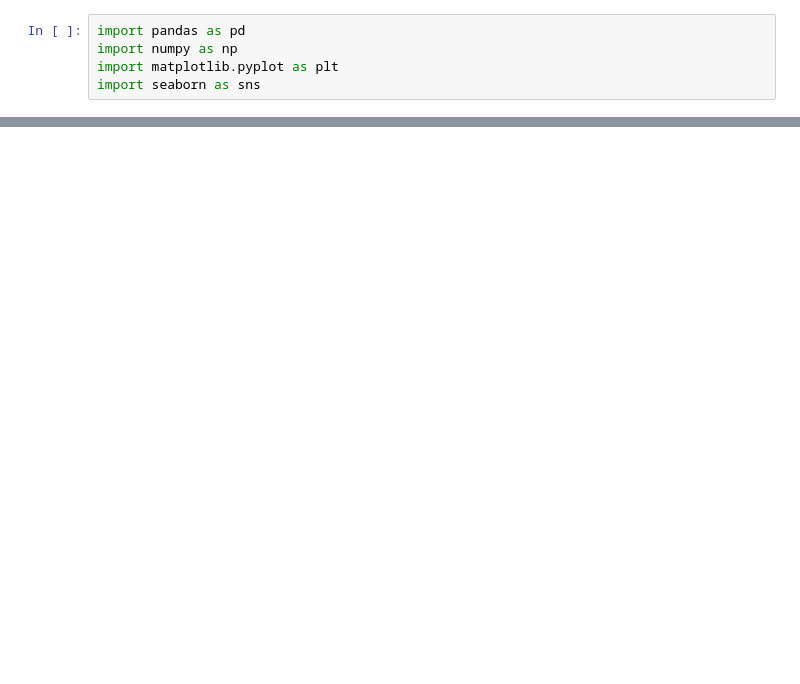
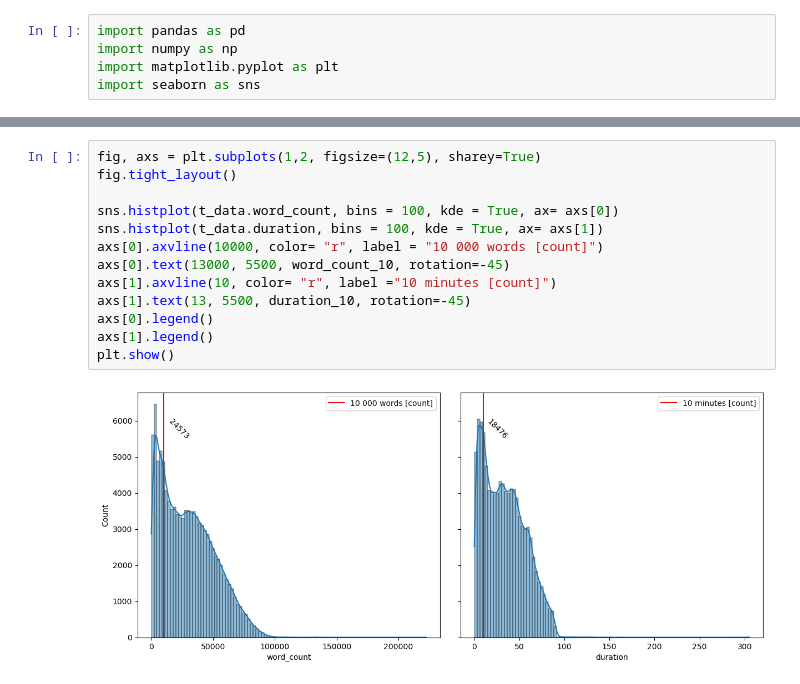
Before and after one commit to OskarMunck/Thesis, a Jupyter notebook: transcripts_EDA.ipynb, the cells around one changed output, grey strips where cells are left out. Saved outputs shown, nothing was run; the diff lists cells and outputs as text; blank space fills up the shorter version.

```diff
--- a/transcripts_EDA.ipynb
+++ b/transcripts_EDA.ipynb
@@ -35 +45,16 @@ plt.show()
+# %%
+fig, axs = plt.subplots(1,2, figsize=(12,5), sharey=True)
+fig.tight_layout()
+
+sns.histplot(t_data.word_count, bins = 100, kde = True, ax= axs[0])
+sns.histplot(t_data.duration, bins = 100, kde = True, ax= axs[1])
+axs[0].axvline(10000, color= "r", label = "10 000 words [count]")
+axs[0].text(13000, 5500, word_count_10, rotation=-45)
+axs[1].axvline(10, color= "r", label ="10 minutes [count]")
+axs[1].text(13, 5500, duration_10, rotation=-45)
+axs[0].legend()
+axs[1].legend()
+plt.show()
+# %% [output]
+[figure, added]
 # %%
```
Also changed, not shown: parts of 5 cells of this notebook, 1 other file.
